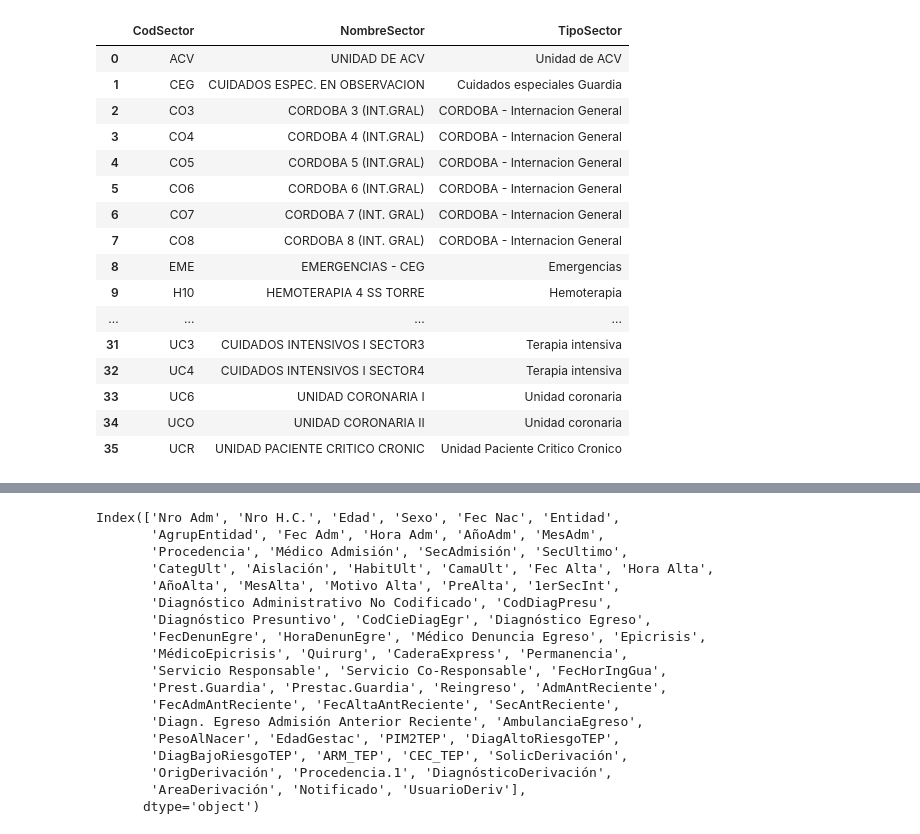
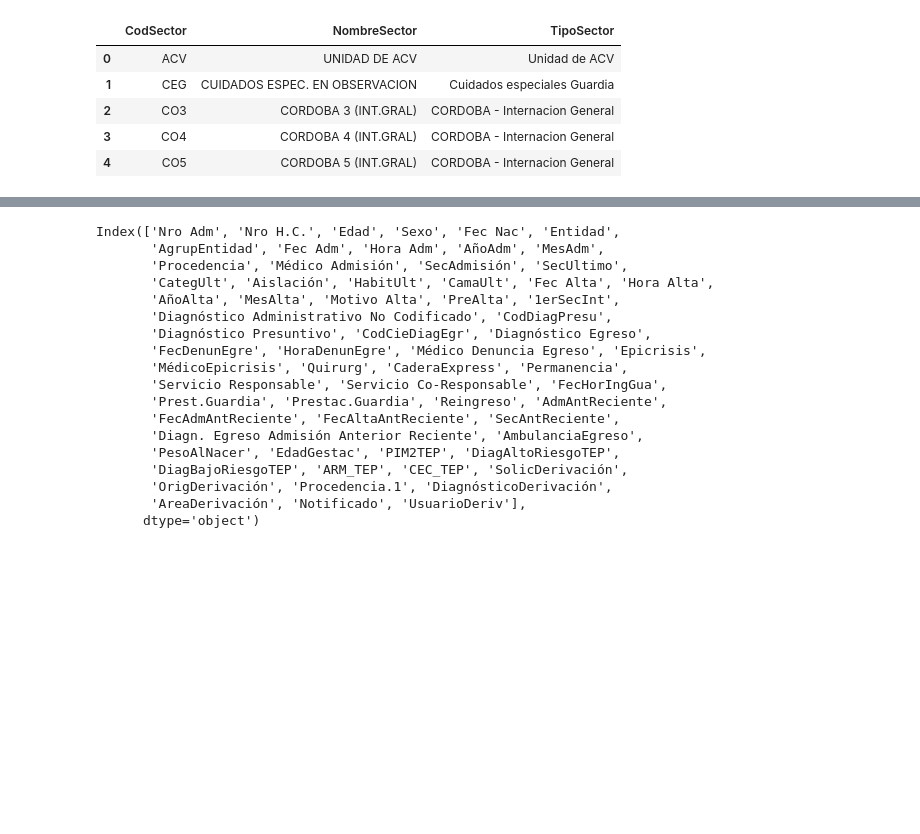
Before and after one commit to josedallavia/A-Machine-Learning-Approach-for-Optimization-of-Hospital-Bed-Utilization, a Jupyter notebook: Exploratory.ipynb, the cells around one changed output, grey strips where cells are left out. Saved outputs shown, nothing was run; the diff lists cells and outputs as text; code cells hidden in the pictures; blank space fills up the shorter version.

```diff
--- a/Exploratory.ipynb
+++ b/Exploratory.ipynb
@@ -1,24 +1,15 @@
 # %%
 import pandas as pd
-pd.read_excel('SanatorioGüemes/MachLearning_Sectores_de_internacion.xlsx')
+sectores = pd.read_excel('SanatorioGüemes/MachLearning_Sectores_de_internacion.xlsx')
-# %% [output]
-|  | CodSector | NombreSector | TipoSector |
-| 0 | ACV | UNIDAD DE ACV | Unidad de ACV |
-| 1 | CEG | CUIDADOS ESPEC. EN OBSERVACION | Cuidados especiales Guardia |
-| 2 | CO3 | CORDOBA 3 (INT.GRAL) | CORDOBA - Internacion General |
-| 3 | CO4 | CORDOBA 4 (INT.GRAL) | CORDOBA - Internacion General |
-| 4 | CO5 | CORDOBA 5 (INT.GRAL) | CORDOBA - Internacion General |
-| 5 | CO6 | CORDOBA 6 (INT.GRAL) | CORDOBA - Internacion General |
-| 6 | CO7 | CORDOBA 7 (INT. GRAL) | CORDOBA - Internacion General |
-| 7 | CO8 | CORDOBA 8 (INT. GRAL) | CORDOBA - Internacion General |
-| 8 | EME | EMERGENCIAS - CEG | Emergencias |
-| 9 | H10 | HEMOTERAPIA 4 SS TORRE | Hemoterapia |
-| ... | ... | ... | ... |
-| 31 | UC3 | CUIDADOS INTENSIVOS I SECTOR3 | Terapia intensiva |
-| 32 | UC4 | CUIDADOS INTENSIVOS I SECTOR4 | Terapia intensiva |
-| 33 | UC6 | UNIDAD CORONARIA I | Unidad coronaria |
-| 34 | UCO | UNIDAD CORONARIA II | Unidad coronaria |
-| 35 | UCR | UNIDAD PACIENTE CRITICO CRONIC | Unidad Paciente Critico Cronico |
+# %%
+sectores.head()
+# %% [output]
+|  | CodSector | NombreSector | TipoSector |
+| 0 | ACV | UNIDAD DE ACV | Unidad de ACV |
+| 1 | CEG | CUIDADOS ESPEC. EN OBSERVACION | Cuidados especiales Guardia |
+| 2 | CO3 | CORDOBA 3 (INT.GRAL) | CORDOBA - Internacion General |
+| 3 | CO4 | CORDOBA 4 (INT.GRAL) | CORDOBA - Internacion General |
+| 4 | CO5 | CORDOBA 5 (INT.GRAL) | CORDOBA - Internacion General |
 # %%
 internaciones = pd.read_excel('SanatorioGüemes/MachLearning_Internaciones_ene2017_11nov2019.xlsx')
 # %%
```
Also changed, not shown: parts of 2 cells of this notebook.
